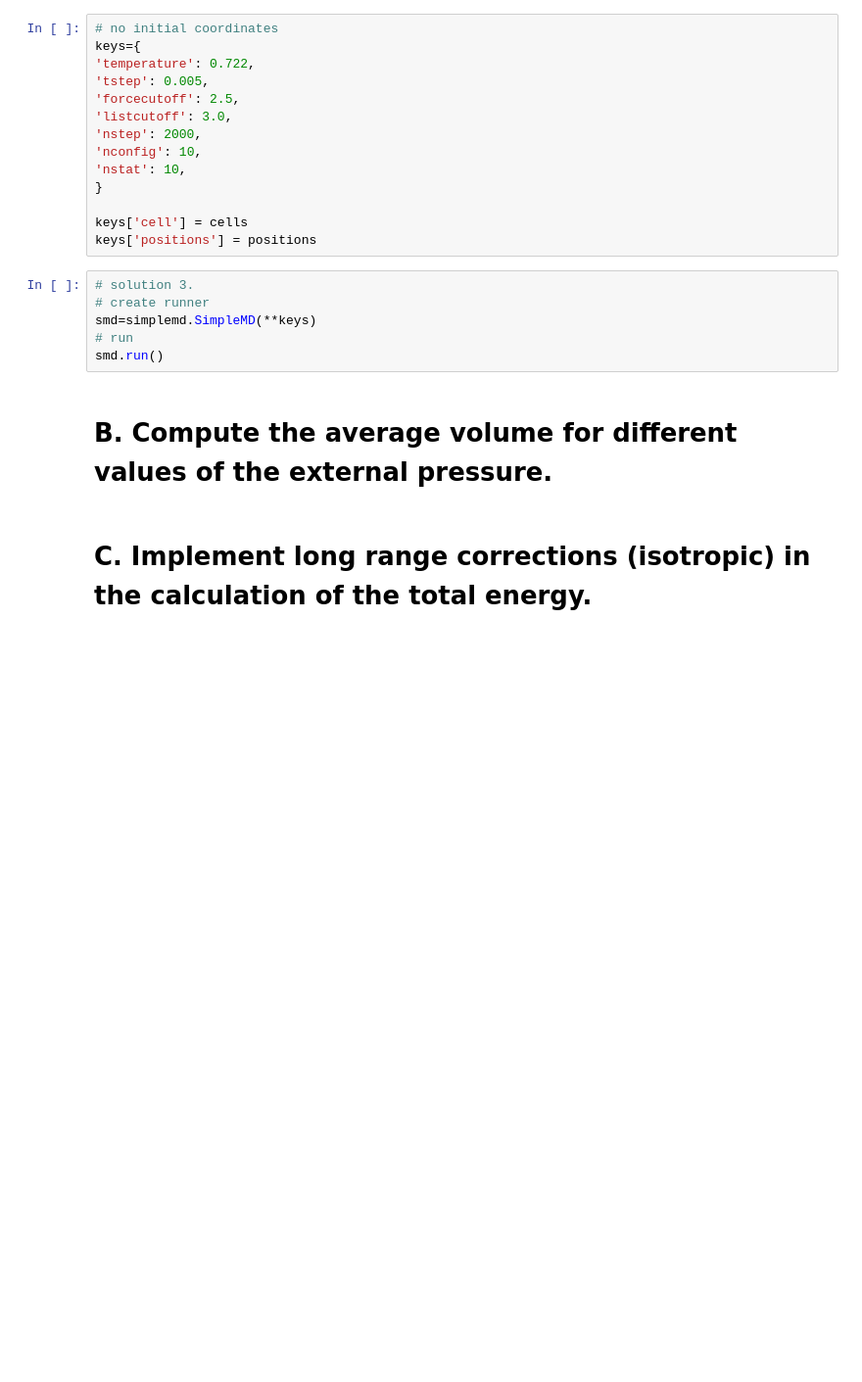
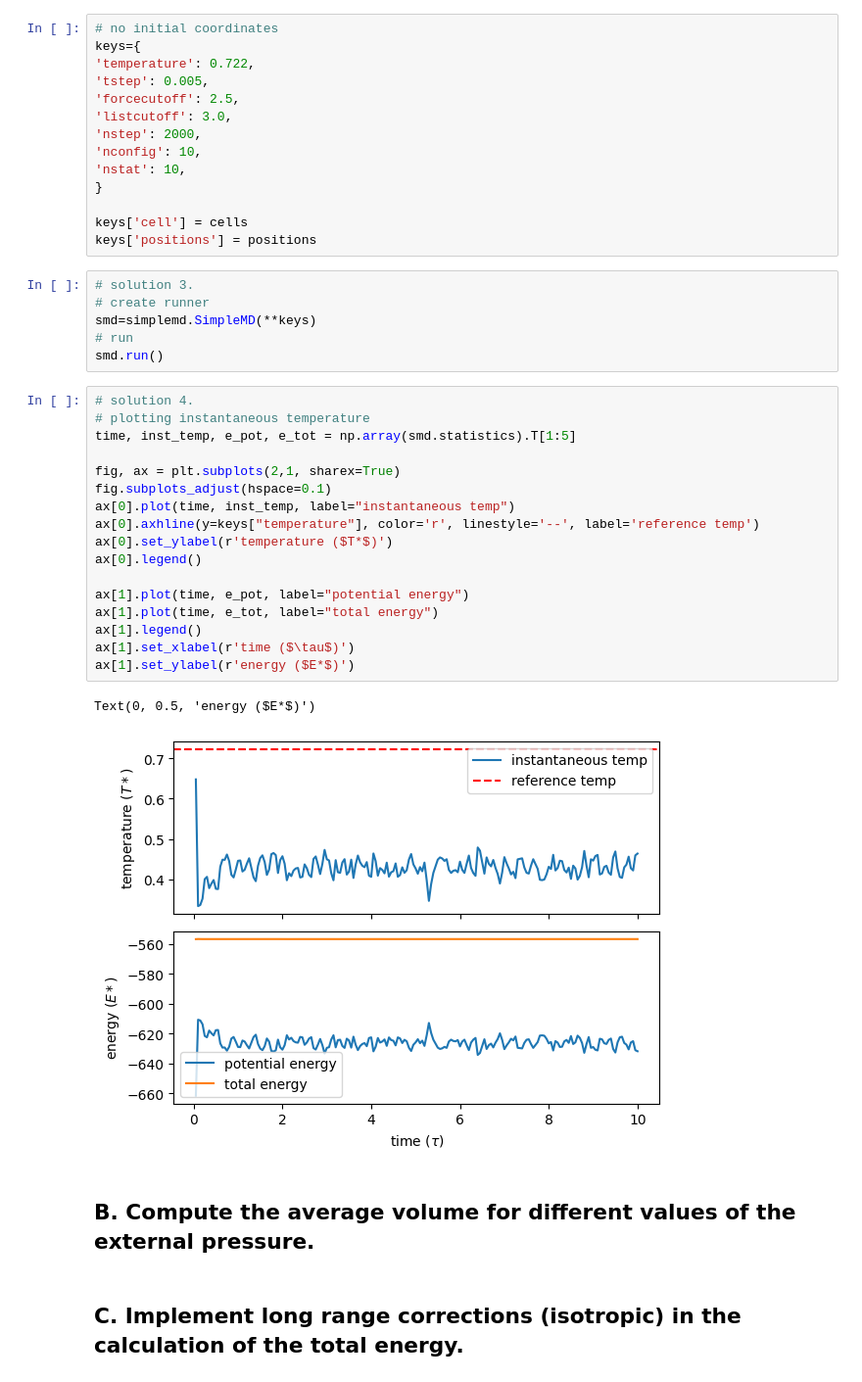
Before and after one commit to apolmiguel/sissa_md, a Jupyter notebook: exercise6_barostats.ipynb, the cells around one changed output. Shown: that part at 98% size. Drawn from its saved outputs; the diff is of its cells as text; blank space fills up the shorter version.

```diff
--- a/exercise6_barostats.ipynb
+++ b/exercise6_barostats.ipynb
@@ -59,8 +66,28 @@ keys['positions'] = positions
 smd=simplemd.SimpleMD(**keys)
 # run
 smd.run()
+# %%
+# solution 4.
+# plotting instantaneous temperature
+time, inst_temp, e_pot, e_tot = np.array(smd.statistics).T[1:5]
+
+fig, ax = plt.subplots(2,1, sharex=True)
+fig.subplots_adjust(hspace=0.1)
+ax[0].plot(time, inst_temp, label="instantaneous temp")
+ax[0].axhline(y=keys["temperature"], color='r', linestyle='--', label='reference temp')
+ax[0].set_ylabel(r'temperature ($T*$)')
+ax[0].legend()
+
+ax[1].plot(time, e_pot, label="potential energy")
+ax[1].plot(time, e_tot, label="total energy")
+ax[1].legend()
+ax[1].set_xlabel(r'time ($\tau$)')
+ax[1].set_ylabel(r'energy ($E*$)')
+# %% [output]
+Text(0, 0.5, 'energy ($E*$)')
+[figure, added]
 # %% [markdown]
-# B. Compute the average volume for different values of the external pressure.
+## B. Compute the average volume for different values of the external pressure.
 # %% [markdown]
-# C. Implement long range corrections (isotropic) in the calculation of the total energy.
+## C. Implement long range corrections (isotropic) in the calculation of the total energy.
 # %% [markdown]
```
Also changed, not shown: parts of 6 cells of this notebook, 2 other files.
